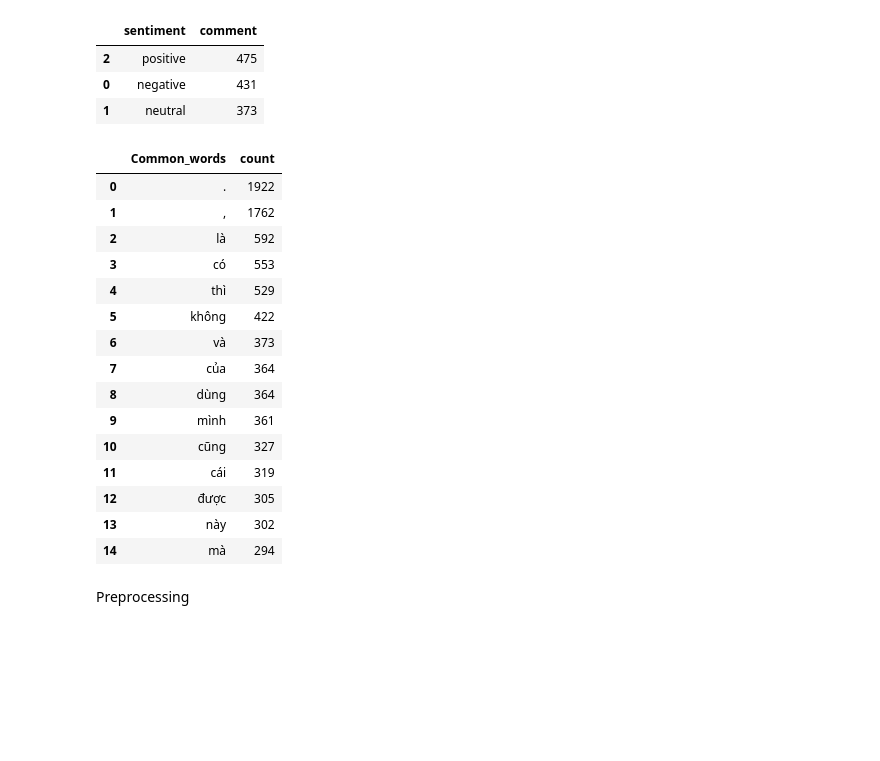
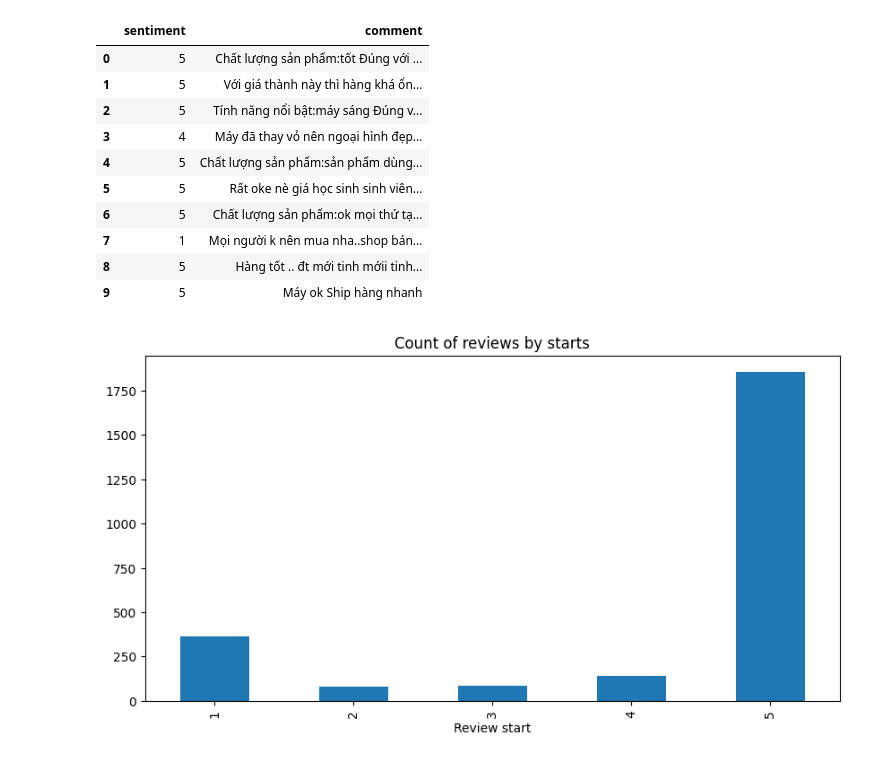
Before and after one commit to congvan1/sentiment_classification-, a Jupyter notebook: main.ipynb, the cells around one changed output. Saved outputs shown, nothing was run; the diff lists cells and outputs as text; code cells hidden in the pictures; blank space fills up the shorter version.

```diff
--- a/main.ipynb
+++ b/main.ipynb
@@ -21,33 +0,0 @@ sns.countplot(x='sentiment',data=data)
-# %%
-temp = data.groupby('sentiment').count()['comment'].reset_index().sort_values(by='comment',ascending=False)
-temp.style.background_gradient(cmap='Purples')
-# %% [output]
-|  | sentiment | comment |
-| 2 | positive | 475 |
-| 0 | negative | 431 |
-| 1 | neutral | 373 |
-# %%
-words = data['comment'].apply(lambda x:str(x).split())
-top = Counter([item for sublist in words for item in sublist])
-temp = pd.DataFrame(top.most_common(15))
-temp.columns = ['Common_words','count']
-temp.style.background_gradient(cmap='Blues')
-# %% [output]
-|  | Common_words | count |
-| 0 | . | 1922 |
-| 1 | , | 1762 |
-| 2 | là | 592 |
-| 3 | có | 553 |
-| 4 | thì | 529 |
-| 5 | không | 422 |
-| 6 | và | 373 |
-| 7 | của | 364 |
-| 8 | dùng | 364 |
-| 9 | mình | 361 |
-| 10 | cũng | 327 |
-| 11 | cái | 319 |
-| 12 | được | 305 |
-| 13 | này | 302 |
-| 14 | mà | 294 |
-# %% [markdown]
-Preprocessing
@@ -53,0 +8,23 @@ Preprocessing
+# %%
+data = pd.read_csv('dataset.csv')
+data.head(10)
+# %% [output]
+|  | sentiment | comment |
+| 0 | 5 | Chất lượng sản phẩm:tốt Đúng với ... |
+| 1 | 5 | Với giá thành này thì hàng khá ổn... |
+| 2 | 5 | Tính năng nổi bật:máy sáng Đúng v... |
+| 3 | 4 | Máy đã thay vỏ nên ngoại hình đẹp... |
+| 4 | 5 | Chất lượng sản phẩm:sản phẩm dùng... |
+| 5 | 5 | Rất oke nè giá học sinh sinh viên... |
+| 6 | 5 | Chất lượng sản phẩm:ok mọi thứ tạ... |
+| 7 | 1 | Mọi người k nên mua nha..shop bán... |
+| 8 | 5 | Hàng tốt .. đt mới tinh mớii tinh... |
+| 9 | 5 | Máy ok Ship hàng nhanh |
+# %%
+ax = data['sentiment'].value_counts().sort_index().plot(kind='bar',
+                                                        title='Count of reviews by starts',
+                                                        figsize=(10,5))
+ax.set_xlabel('Review start')
+plt.show()
+# %% [output]
+[figure, added]
```
Also changed, not shown: parts of 24 cells of this notebook, 4 other files.
